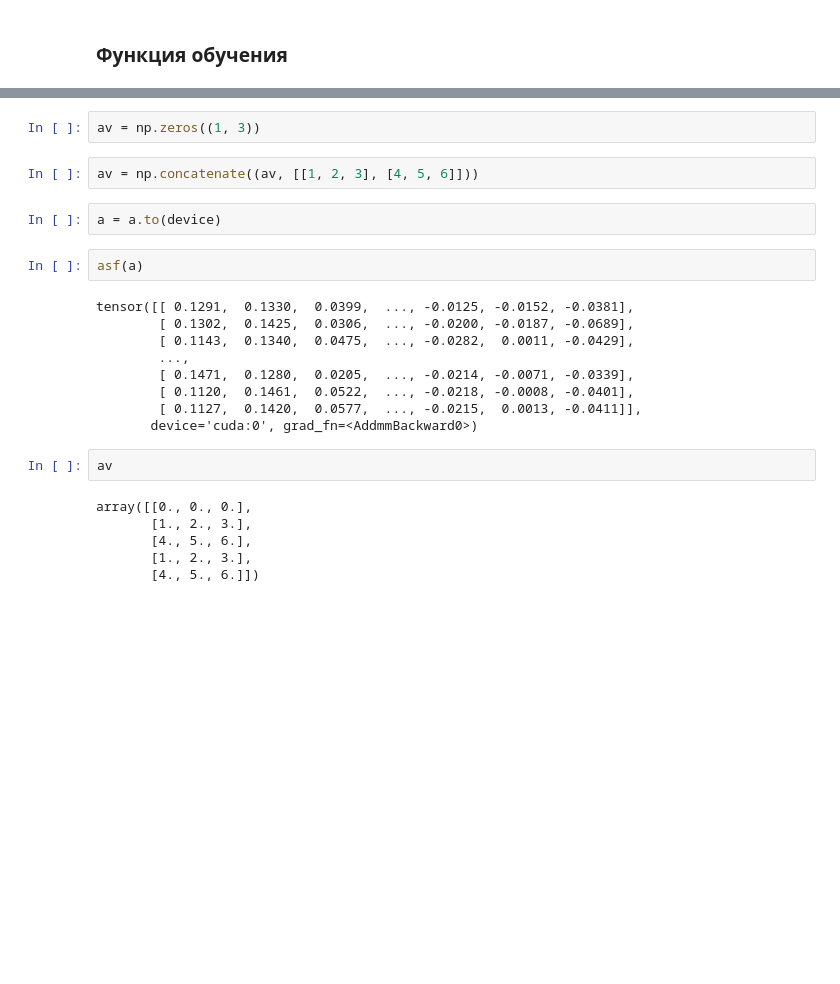
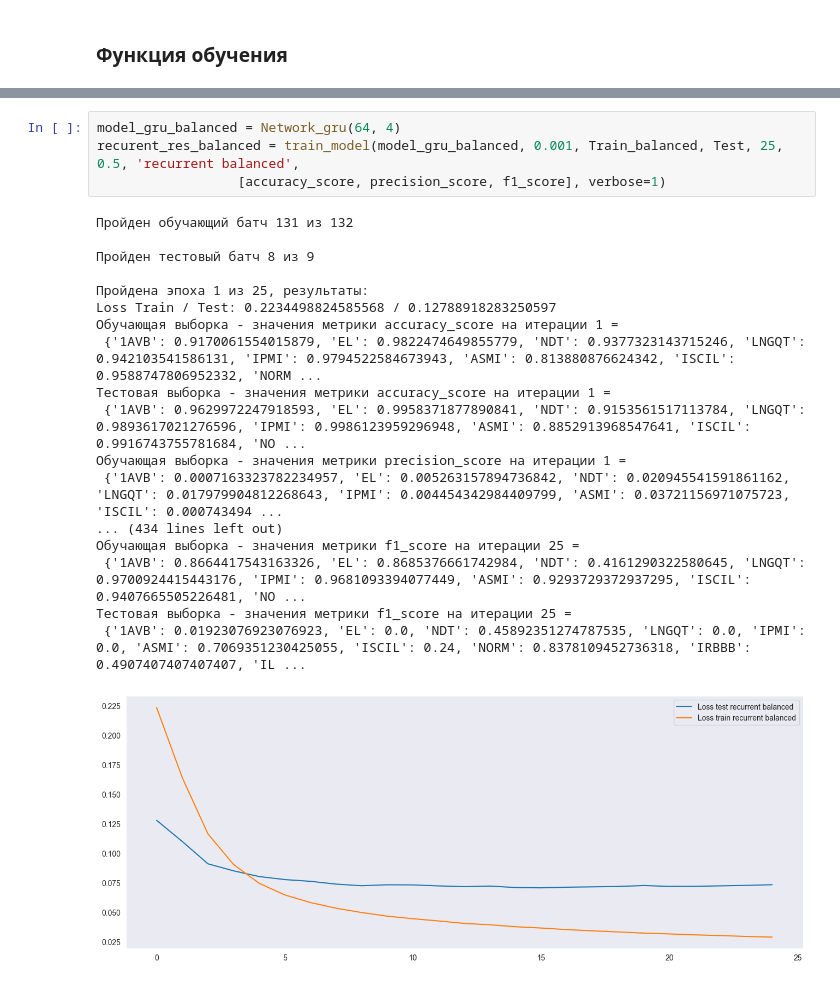
Before and after one commit to SergeiFG/ECG-Classifier, a Jupyter notebook: ECG_Basic.ipynb, the cells around one changed output, grey strips where cells are left out. Drawn from its saved outputs; the diff is of its cells as text; blank space fills up the shorter version.

```diff
--- a/ECG_Basic.ipynb
+++ b/ECG_Basic.ipynb
@@ -592,25 +599,23 @@ trg = torch.tensor([[1, 1, 1], [0, 0, 1], [1, 0, 1], [0, 0, 0]])
-# %%
-av = np.zeros((1, 3))
-# %%
-av = np.concatenate((av, [[1, 2, 3], [4, 5, 6]]))
-# %%
-a = a.to(device)
-# %%
-asf(a)
-# %% [output]
-tensor([[ 0.1291,  0.1330,  0.0399,  ..., -0.0125, -0.0152, -0.0381],
-        [ 0.1302,  0.1425,  0.0306,  ..., -0.0200, -0.0187, -0.0689],
-        [ 0.1143,  0.1340,  0.0475,  ..., -0.0282,  0.0011, -0.0429],
-        ...,
-        [ 0.1471,  0.1280,  0.0205,  ..., -0.0214, -0.0071, -0.0339],
-        [ 0.1120,  0.1461,  0.0522,  ..., -0.0218, -0.0008, -0.0401],
-        [ 0.1127,  0.1420,  0.0577,  ..., -0.0215,  0.0013, -0.0411]],
-       device='cuda:0', grad_fn=<AddmmBackward0>)
-# %%
-av
-# %% [output]
-array([[0., 0., 0.],
-       [1., 2., 3.],
-       [4., 5., 6.],
-       [1., 2., 3.],
-       [4., 5., 6.]])
+# %%
+model_gru_balanced = Network_gru(64, 4)
+recurent_res_balanced = train_model(model_gru_balanced, 0.001, Train_balanced, Test, 25, 0.5, 'recurrent balanced',
+                  [accuracy_score, precision_score, f1_score], verbose=1)
+# %% [output]
+Пройден обучающий батч 131 из 132
+
+Пройден тестовый батч 8 из 9
+
+Пройдена эпоха 1 из 25, результаты:
+Loss Train / Test: 0.2234498824585568 / 0.12788918283250597
+Обучающая выборка - значения метрики accuracy_score на итерации 1 =
+ {'1AVB': 0.9170061554015879, 'EL': 0.9822474649855779, 'NDT': 0.9377323143715246, 'LNGQT': 0.942103541586131, 'IPMI': 0.9794522584673943, 'ASMI': 0.813880876624342, 'ISCIL': 0.9588747806952332, 'NORM ...
+Тестовая выборка - значения метрики accuracy_score на итерации 1 =
+ {'1AVB': 0.9629972247918593, 'EL': 0.9958371877890841, 'NDT': 0.9153561517113784, 'LNGQT': 0.9893617021276596, 'IPMI': 0.9986123959296948, 'ASMI': 0.8852913968547641, 'ISCIL': 0.9916743755781684, 'NO ...
+Обучающая выборка - значения метрики precision_score на итерации 1 =
+ {'1AVB': 0.0007163323782234957, 'EL': 0.005263157894736842, 'NDT': 0.020945541591861162, 'LNGQT': 0.017979904812268643, 'IPMI': 0.004454342984409799, 'ASMI': 0.03721156971075723, 'ISCIL': 0.000743494 ...
+... (434 lines left out)
+Обучающая выборка - значения метрики f1_score на итерации 25 =
+ {'1AVB': 0.8664417543163326, 'EL': 0.8685376661742984, 'NDT': 0.4161290322580645, 'LNGQT': 0.9700924415443176, 'IPMI': 0.9681093394077449, 'ASMI': 0.9293729372937295, 'ISCIL': 0.9407665505226481, 'NO ...
+Тестовая выборка - значения метрики f1_score на итерации 25 =
+ {'1AVB': 0.01923076923076923, 'EL': 0.0, 'NDT': 0.45892351274787535, 'LNGQT': 0.0, 'IPMI': 0.0, 'ASMI': 0.7069351230425055, 'ISCIL': 0.24, 'NORM': 0.8378109452736318, 'IRBBB': 0.4907407407407407, 'IL ...
+[figure, added]
```
Also changed, not shown: parts of 62 cells of this notebook, 4 other files.
